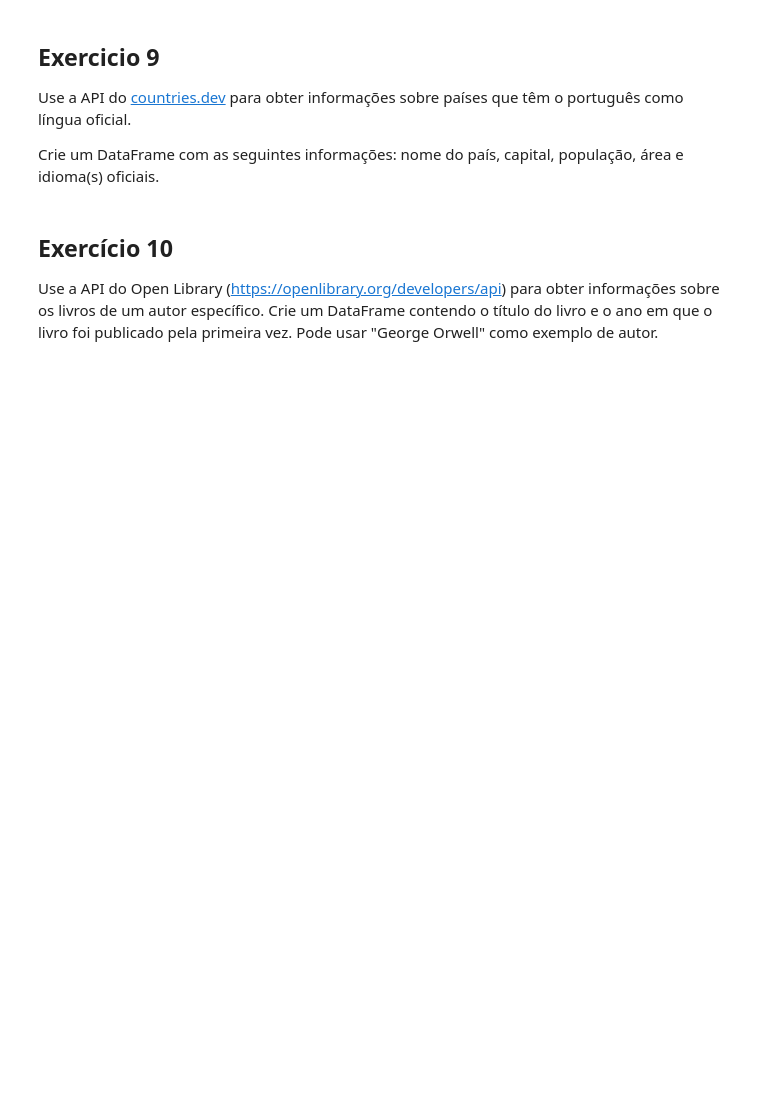
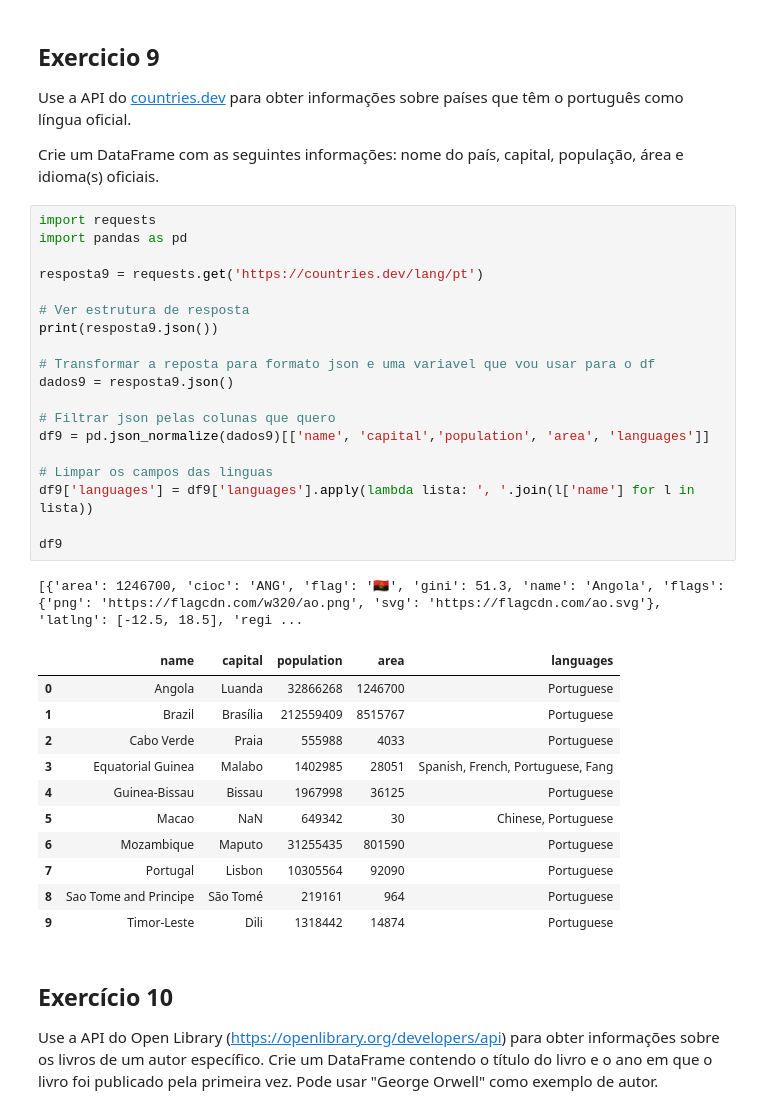
Before and after one commit to andrevieira345/analise_de_dados, a Jupyter notebook: AULA 02/03.2-exercicios.ipynb, the cells around one changed output. Drawn from its saved outputs; the diff is of its cells as text; blank space fills up the shorter version.

```diff
--- a/AULA 02/03.2-exercicios.ipynb
+++ b/AULA 02/03.2-exercicios.ipynb
@@ -164,6 +227,38 @@ e crie um DataFrame com essa informação, efetuando uma limpeza muito simples (
 Use a API do [countries.dev](https://countries.dev/docs) para obter informações sobre países que têm o português como língua oficial.
 
 Crie um DataFrame com as seguintes informações: nome do país, capital, população, área e idioma(s) oficiais.
+# %%
+import requests
+import pandas as pd
+
+resposta9 = requests.get('https://countries.dev/lang/pt')
+
+# Ver estrutura de resposta
+print(resposta9.json())
+
+# Transformar a reposta para formato json e uma variavel que vou usar para o df
+dados9 = resposta9.json()
+
+# Filtrar json pelas colunas que quero
+df9 = pd.json_normalize(dados9)[['name', 'capital','population', 'area', 'languages']]
+
+# Limpar os campos das linguas
+df9['languages'] = df9['languages'].apply(lambda lista: ', '.join(l['name'] for l in lista))
+
+df9
+# %% [output]
+[{'area': 1246700, 'cioc': 'ANG', 'flag': '🇦🇴', 'gini': 51.3, 'name': 'Angola', 'flags': {'png': 'https://flagcdn.com/w320/ao.png', 'svg': 'https://flagcdn.com/ao.svg'}, 'latlng': [-12.5, 18.5], 'regi ...
+|  | name | capital | population | area | languages |
+| 0 | Angola | Luanda | 32866268 | 1246700 | Portuguese |
+| 1 | Brazil | Brasília | 212559409 | 8515767 | Portuguese |
+| 2 | Cabo Verde | Praia | 555988 | 4033 | Portuguese |
+| 3 | Equatorial Guinea | Malabo | 1402985 | 28051 | Spanish, French, Portuguese, Fang |
+| 4 | Guinea-Bissau | Bissau | 1967998 | 36125 | Portuguese |
+| 5 | Macao | NaN | 649342 | 30 | Chinese, Portuguese |
+| 6 | Mozambique | Maputo | 31255435 | 801590 | Portuguese |
+| 7 | Portugal | Lisbon | 10305564 | 92090 | Portuguese |
+| 8 | Sao Tome and Principe | São Tomé | 219161 | 964 | Portuguese |
+| 9 | Timor-Leste | Dili | 1318442 | 14874 | Portuguese |
 # %% [markdown]
 ## Exercício 10
 
```
Also changed, not shown: parts of 7 cells of this notebook, 2 other files.
